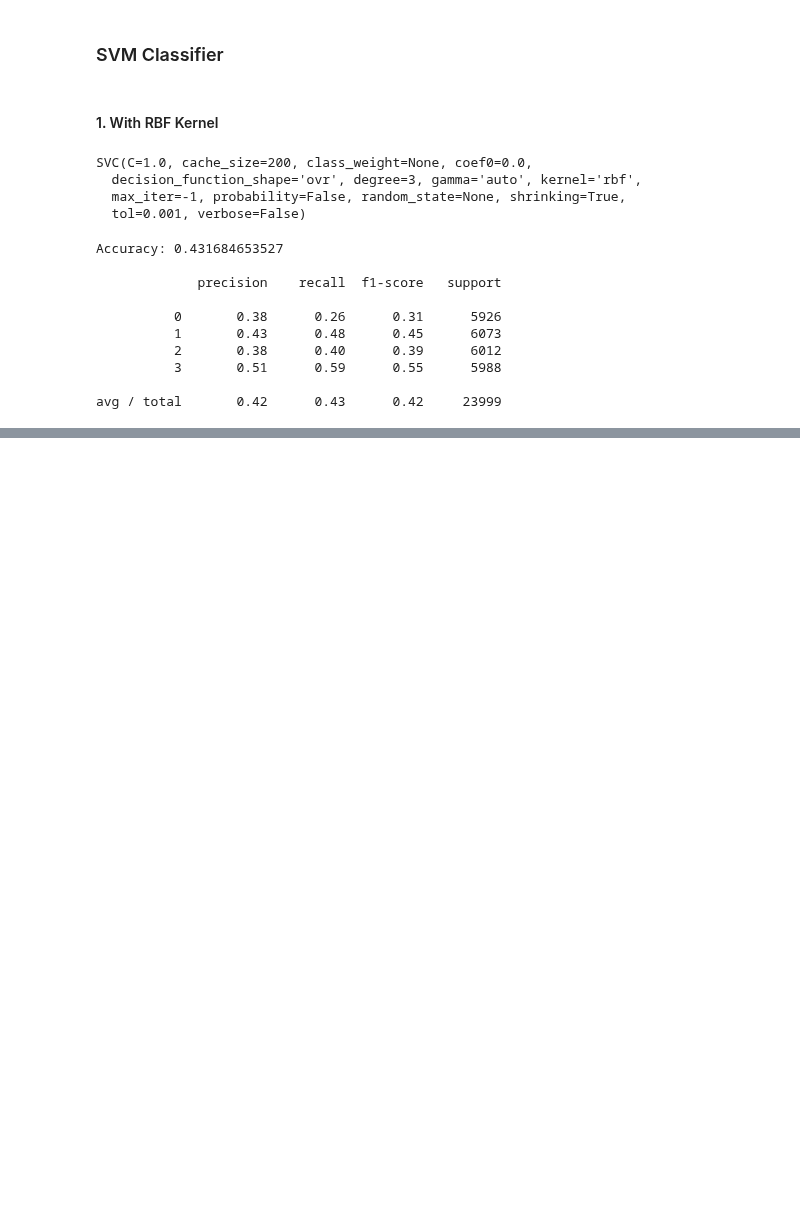
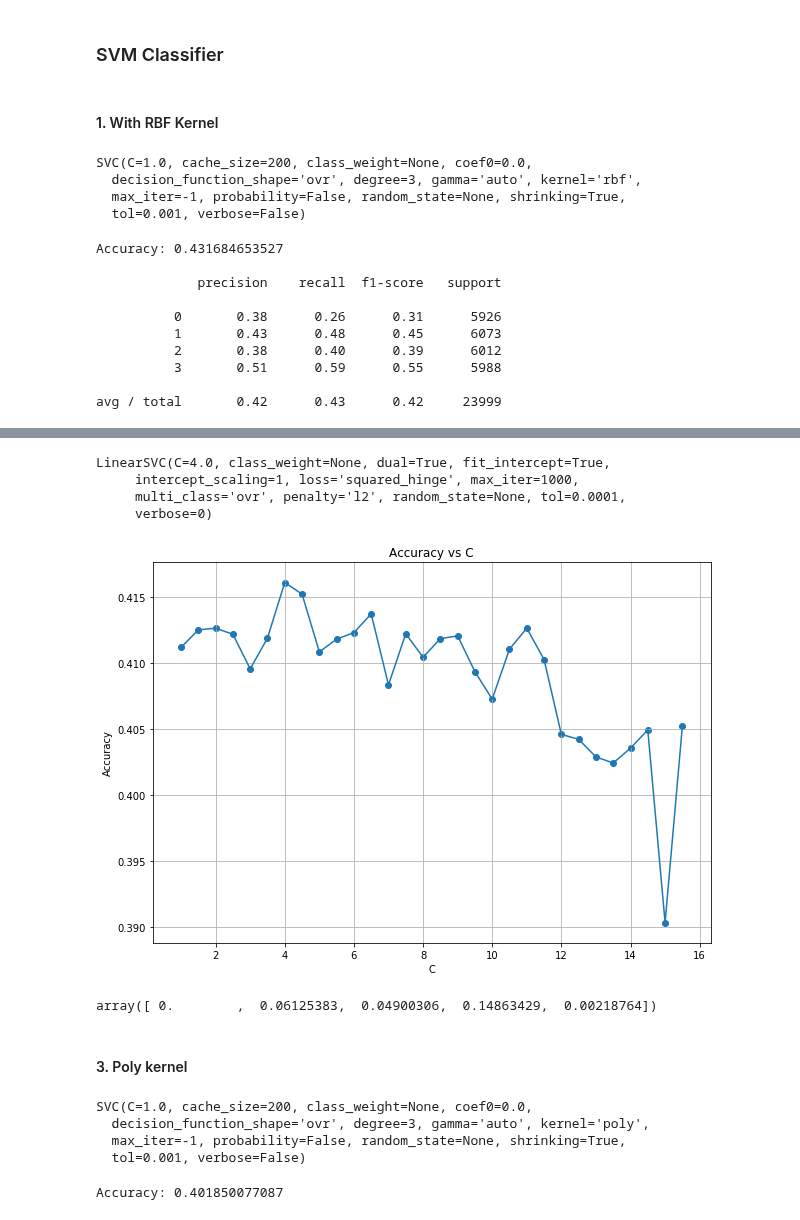
Before and after one commit to sajalagrawal/Query-Closing-on-Stack-Overflow, a Jupyter notebook: Reason_for_closure-SVM.ipynb, the cells around one changed output, grey strips where cells are left out. Cells and saved outputs as stored; diff of their text form; code cells hidden in the pictures; blank space fills up the shorter version.

Commit message:
Added linear & ploy kernels

```diff
--- a/Reason_for_closure-SVM.ipynb
+++ b/Reason_for_closure-SVM.ipynb
@@ -176,0 +179,17 @@ cross_val_score(rbf_svm_classifier,X,y,cv=k_fold,scoring='accuracy',n_jobs=-1)
+# %%
+c = list(np.arange(1, 16, 0.5))
+accuracy = []
+y_predicted = np.zeros((y_test.shape))
+max_accuracy = 0.0
+linear_svm_classifier = LinearSVC()
+
+for i in c:
+    classifier = LinearSVC(C = i)
+    classifier.fit(X_train, y_train)
+    predicted_y = classifier.predict(X_test)
+    accuracy.append(np.mean(y_test==predicted_y))
+    print('Accuracy for C = {} is : {:.4f}'.format(i, accuracy[-1]))
+    if(accuracy[-1] > max_accuracy):
+        y_predicted = predicted_y
+        max_accuracy = accuracy[-1]
+        linear_svm_classifier = classifier
@@ -176,0 +214,24 @@ cross_val_score(rbf_svm_classifier,X,y,cv=k_fold,scoring='accuracy',n_jobs=-1)
+# %%
+print(linear_svm_classifier)
+# %% [output]
+LinearSVC(C=4.0, class_weight=None, dual=True, fit_intercept=True,
+     intercept_scaling=1, loss='squared_hinge', max_iter=1000,
+     multi_class='ovr', penalty='l2', random_state=None, tol=0.0001,
+     verbose=0)
+# %%
+import matplotlib.pyplot as plt
+
+plt.figure(figsize=(10,7))
+plt.plot(c, accuracy)
+plt.scatter(c, accuracy)
+plt.title('Accuracy vs C')
+plt.xlabel('C')
+plt.ylabel('Accuracy')
+plt.grid(True)
+plt.show()
+# %% [output]
+[figure, added]
+# %%
+cross_val_score(linear_svm_classifier,X,y,cv=k_fold,scoring='accuracy',n_jobs=-1)
+# %% [output]
+array([ 0.        ,  0.06125383,  0.04900306,  0.14863429,  0.00218764])
@@ -176,0 +274,15 @@ cross_val_score(rbf_svm_classifier,X,y,cv=k_fold,scoring='accuracy',n_jobs=-1)
+# %% [markdown]
+#### 3. Poly kernel
+# %%
+poly_classifier = SVC(kernel = 'poly')
+poly_classifier.fit(X_train, y_train)
+# %% [output]
+SVC(C=1.0, cache_size=200, class_weight=None, coef0=0.0,
+  decision_function_shape='ovr', degree=3, gamma='auto', kernel='poly',
+  max_iter=-1, probability=False, random_state=None, shrinking=True,
+  tol=0.001, verbose=False)
+# %%
+y_predicted = poly_classifier.predict(X_test)
+print('Accuracy: ' + str(np.mean(y_test == y_predicted)))
+# %% [output]
+Accuracy: 0.401850077087
```
Also changed, not shown: parts of 8 cells of this notebook.
